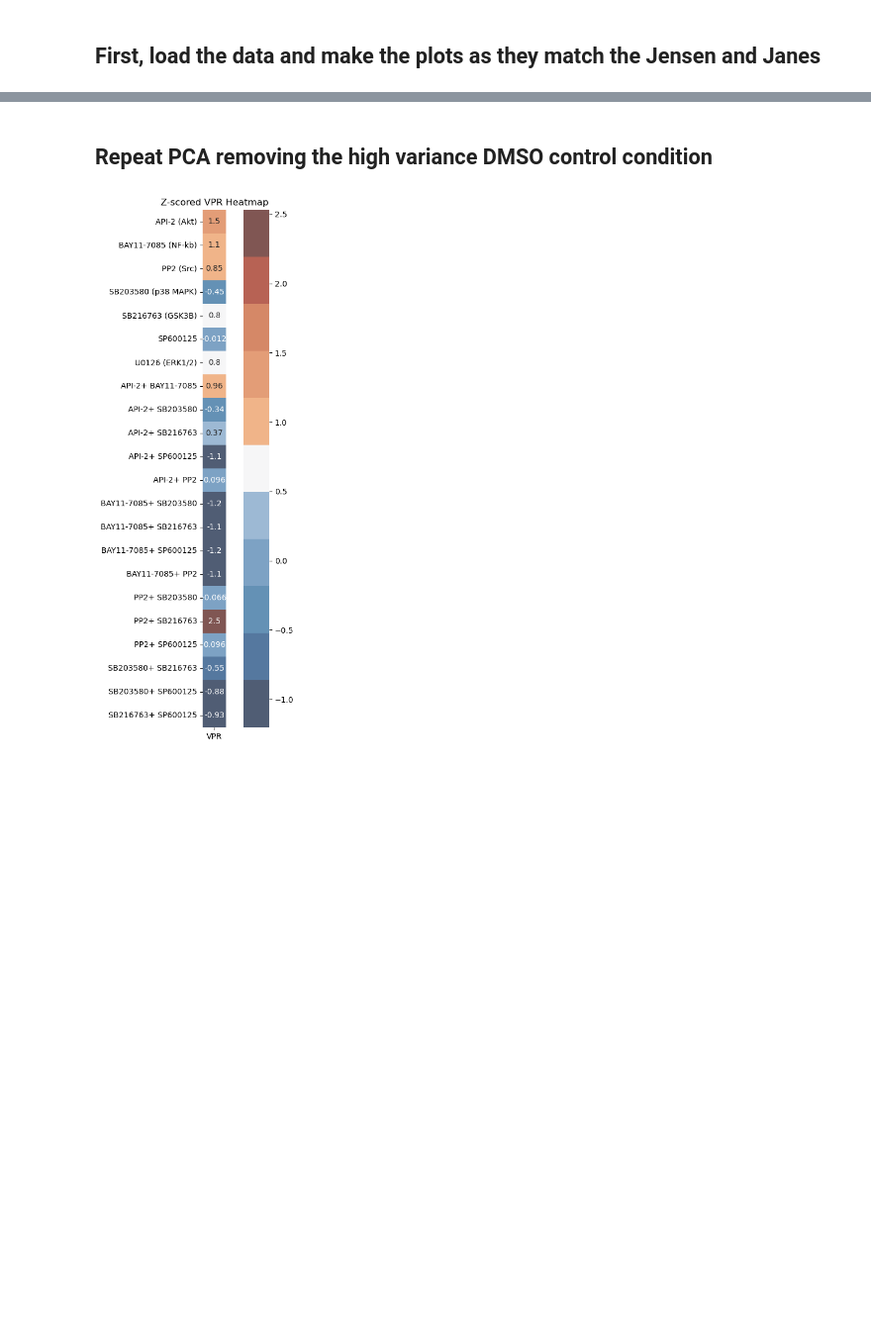
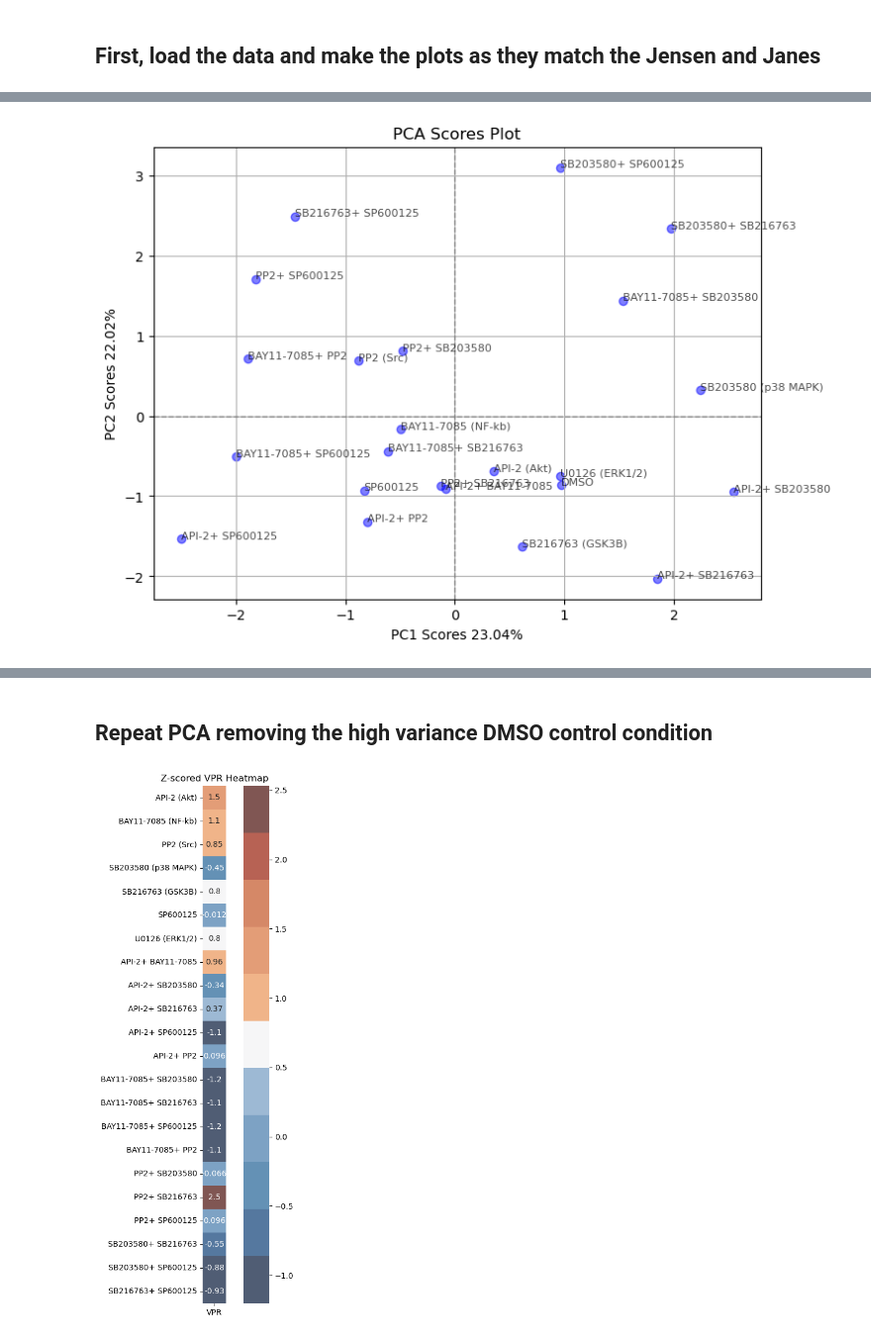
Before and after one commit to knaegle/MDS_JensenJanes, a Jupyter notebook: Jensen_Janes.ipynb, the cells around one changed output, grey strips where cells are left out. Shown at 99% size. Saved outputs shown, nothing was run; the diff lists cells and outputs as text; code cells hidden in the pictures; blank space fills up the shorter version.

```diff
--- a/Jensen_Janes.ipynb
+++ b/Jensen_Janes.ipynb
@@ -24,9 +24,18 @@ vpr = pd.read_csv('Jensen_Janes_VPR.csv', index_col=0)
 df_VPR_zscore = vpr.apply(stats.zscore, axis=0, nan_policy='omit')
 df_data_zscore = data.apply(stats.zscore, axis=0, nan_policy='omit')
 
+
+
 plot_data_heatmap(df_data_zscore, df_VPR_zscore, custom_cmap)
 
-eigval, eigvec = pca(df_data_zscore, custom_cmap)
+# Remove the DMSO control and perform PCA
+data_sub = data.drop(index=['DMSO'])
+vpr_sub = vpr.drop(index=['DMSO'])
+df_data_sub_zscore = data_sub.apply(stats.zscore, axis=0, nan_policy='omit')
+eigval, eigvec = pca(df_data_sub_zscore, custom_cmap)
+
+
+plot_data_heatmap(df_data_sub_zscore, df_VPR_sub_zscore, custom_cmap)
 # %% [output]
 [figure]
 [figure]
@@ -35,0 +47,19 @@ eigval, eigvec = pca(df_data_zscore, custom_cmap)
+# %%
+# Let's plot the scores (The transformed data into the PC space)
+#Calculate the scores by matrix multiplication of the zscore data and the eigenvectors
+T = np.matmul(df_data_zscore.values, eigvec)
+# plot the first two dimensions of T, the scores
+plt.figure(figsize=(8, 6))
+plt.scatter(T[:, 0], T[:, 1], c='blue', alpha=0.5)
+# annotate the points with the row labels from the original data
+for i, txt in enumerate(df_data_zscore.index):
+    plt.annotate(txt, (T[i, 0], T[i, 1]), fontsize=8, alpha=0.7)
+plt.axhline(0, color='gray', linestyle='--', linewidth=1)
+plt.axvline(0, color='gray', linestyle='--', linewidth=1)
+plt.xlabel('PC1 Scores %0.2f%%' % (eigval[0]/np.sum(eigval)*100))
+plt.ylabel('PC2 Scores %0.2f%%' % (eigval[1]/np.sum(eigval)*100))
+plt.title('PCA Scores Plot')
+plt.grid()
+plt.show()
+# %% [output]
+[figure, added]
```
Also changed, not shown: parts of 3 cells of this notebook, 2 other files.
